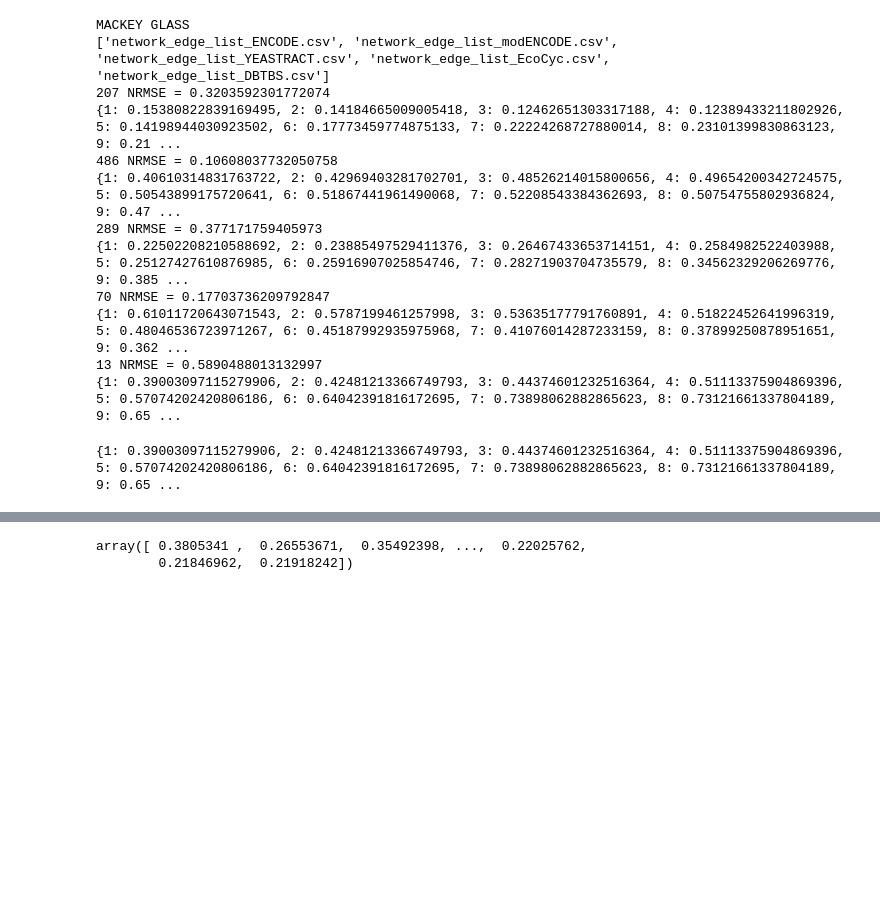
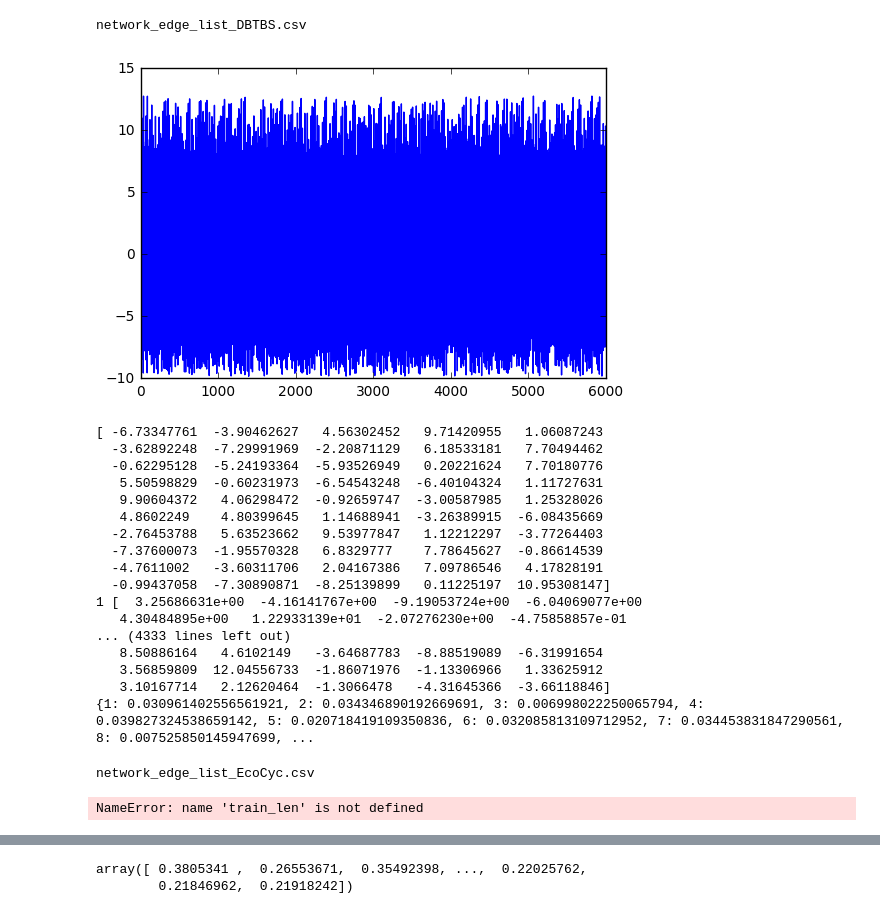
Before and after one commit to carfuentes/mutual_info_study, a Jupyter notebook: ESN-gene-nets.ipynb, the cells around one changed output, grey strips where cells are left out. Drawn from its saved outputs; the diff is of its cells as text; code cells hidden in the pictures; blank space fills up the shorter version.

```diff
--- a/ESN-gene-nets.ipynb
+++ b/ESN-gene-nets.ipynb
@@ -79,7 +80,7 @@ class ESN(object):
 
     def collect_states_derivative(self, a,b,c, init_len, train_len, test_len, n=0):
         self.X=np.zeros((self.res_size+self.in_size+1, train_len-init_len))
-        t=np.arange(train_len+test_len)
+        t=np.arange(train_len+test_len+1)
         uyz_x=scipy.integrate.odeint(self.dx_dt,self.x0,t,args=(a,b,c,self.decay))
         self.u=uyz_x[:,0]
         self.x_act=uyz_x[:,3:]
@@ -96,12 +97,12 @@ class ESN(object):
         z=uyz_x[2]
         x=np.array(uyz_x[3:]).reshape(self.res_size,1)
 
-        u=-z-y
-        y=u+a*y
-        z=b+z*(u-c)
+        du_dt=-z-y
+        dy_dt=u+a*y
+        dz_dt=b+z*(u-c)
         x= np.tanh( np.dot( self.Win, np.vstack((1,u)) ) + np.dot( self.W, x ) ) - np.multiply(decay,x)
 
-        return np.insert(x,0,[u,y,z])
+        return np.insert(x,0,[du_dt,dy_dt,dz_dt])
 
     def calculate_weights(self, data, init_len, train_len, beta=1e-8 ):
         Y=data[None,init_len+1:train_len+1]
@@ -110,7 +111,7 @@ class ESN(object):
         return self.Wout
 
     def calculate_weights_derivative(self,init_len, train_len, beta=1e-8 ):
-        Y=np.array([self.u[init_len:train_len]]) #quita DATA
+        Y=np.array([self.u[init_len+1:train_len+1]])
         X_T=self.X.T
         self.Wout= np.dot ( np.dot(Y, X_T), np.linalg.inv(np.dot(self.X,X_T) + beta * np.eye(self.res_size+self.in_size+1))) #w= y*x_t*(x*x_t + beta*I)^-1
         return self.Wout
@@ -129,7 +130,7 @@ class ESN(object):
         self.Y = np.zeros((self.out_size,test_len))
 
         for t in range(train_len,train_len+test_len):
-            x_concat=self.x_act[t,:].reshape(self.x_act[t,:].shape[0],1)
+            x_concat=self.x_act[t+1,:].reshape(self.x_act[t+1,:].shape[0],1)
             u_concat=self.u[t+1]
             y = np.dot( self.Wout, np.vstack((1,u_concat,x_concat)) )
             self.Y[:,t-train_len] = y
@@ -207,10 +208,12 @@ def testing_gene_net_derivative_file(directory,file):
     net=ESN(os.path.join(directory, file),1,1,0.95)
     net.initialize()
     net.collect_states_derivative(a,b,c,initLen,trainLen,testLen)
-    net.calculate_weights(initLen,trainLen)
+    net.calculate_weights_derivative(initLen,trainLen)
     net.run_predictive_derivative(a,b,c,testLen,trainLen)
-    nrmse= sqrt(mean_squared_error(net.u[trainLen+1:trainLen+errorLen+1],net.Y[0,0:errorLen])/np.std(net.Y[0,0:errorLen]))
-    print(net.res_size, 'NRMSE = ' + str( nrmse ))
+    #nrmse= sqrt(mean_squared_error(net.u[trainLen+1:trainLen+errorLen+1],net.Y[0,0:errorLen])/np.std(net.Y[0,0:errorLen]))
+    #print(net.res_size, 'NRMSE = ' + str( nrmse ))
+    plot(np.arange(trainLen+testLen+1),net.u)
+    show()
     return memory_capacity_n(net.Y,net.u,100)
 # %%
 def calc_MI(x, y):
@@ -268,26 +272,11 @@ data = np.loadtxt('MackeyGlass_t17.txt')
 # %%
 print("MACKEY GLASS")
 MI=testing_gene_net("Dataset1/",data,data)
-# %% [output]
-MACKEY GLASS
-['network_edge_list_ENCODE.csv', 'network_edge_list_modENCODE.csv', 'network_edge_list_YEASTRACT.csv', 'network_edge_list_EcoCyc.csv', 'network_edge_list_DBTBS.csv']
-207 NRMSE = 0.3203592301772074
-{1: 0.15380822839169495, 2: 0.14184665009005418, 3: 0.12462651303317188, 4: 0.12389433211802926, 5: 0.14198944030923502, 6: 0.17773459774875133, 7: 0.22224268727880014, 8: 0.23101399830863123, 9: 0.21 ...
-486 NRMSE = 0.10608037732050758
-{1: 0.40610314831763722, 2: 0.42969403281702701, 3: 0.48526214015800656, 4: 0.49654200342724575, 5: 0.50543899175720641, 6: 0.51867441961490068, 7: 0.52208543384362693, 8: 0.50754755802936824, 9: 0.47 ...
-289 NRMSE = 0.377171759405973
-{1: 0.22502208210588692, 2: 0.23885497529411376, 3: 0.26467433653714151, 4: 0.2584982522403988, 5: 0.25127427610876985, 6: 0.25916907025854746, 7: 0.28271903704735579, 8: 0.34562329206269776, 9: 0.385 ...
-70 NRMSE = 0.17703736209792847
-{1: 0.61011720643071543, 2: 0.5787199461257998, 3: 0.53635177791760891, 4: 0.51822452641996319, 5: 0.48046536723971267, 6: 0.45187992935975968, 7: 0.41076014287233159, 8: 0.37899250878951651, 9: 0.362 ...
-13 NRMSE = 0.5890488013132997
-{1: 0.39003097115279906, 2: 0.42481213366749793, 3: 0.44374601232516364, 4: 0.51113375904869396, 5: 0.57074202420806186, 6: 0.64042391816172695, 7: 0.73898062882865623, 8: 0.73121661337804189, 9: 0.65 ...
 # %%
 for key, value in MI["DBTBS"].items():
     print(MI["DBTBS"][key]==MI["YEASTRACT"][key])
 # %%
 print(MI["DBTBS"])
-# %% [output]
-{1: 0.39003097115279906, 2: 0.42481213366749793, 3: 0.44374601232516364, 4: 0.51113375904869396, 5: 0.57074202420806186, 6: 0.64042391816172695, 7: 0.73898062882865623, 8: 0.73121661337804189, 9: 0.65 ...
 # %%
 print("MACKEY GLASS")
 testing_gene_net("Dataset1/",data,data)
@@ -295,4 +284,29 @@ testing_gene_net("Dataset1/",data,data)
 print(testing_gene_net_file("Dataset1/", csv_files[0])[1])
 print(testing_gene_net_file("Dataset1/", csv_files[1])[1])
 # %%
-testing_gene_net_derivative_file("Dataset1/",csv_files[4])
+print(testing_gene_net_derivative_file("Dataset1/",csv_files[4]))
+# %% [output]
+network_edge_list_DBTBS.csv
+[figure, added]
+[ -6.73347761  -3.90462627   4.56302452   9.71420955   1.06087243
+  -3.62892248  -7.29991969  -2.20871129   6.18533181   7.70494462
+  -0.62295128  -5.24193364  -5.93526949   0.20221624   7.70180776
+   5.50598829  -0.60231973  -6.54543248  -6.40104324   1.11727631
+   9.90604372   4.06298472  -0.92659747  -3.00587985   1.25328026
+   4.8602249    4.80399645   1.14688941  -3.26389915  -6.08435669
+  -2.76453788   5.63523662   9.53977847   1.12212297  -3.77264403
+  -7.37600073  -1.95570328   6.8329777    7.78645627  -0.86614539
+  -4.7611002   -3.60311706   2.04167386   7.09786546   4.17828191
+  -0.99437058  -7.30890871  -8.25139899   0.11225197  10.95308147]
+1 [  3.25686631e+00  -4.16141767e+00  -9.19053724e+00  -6.04069077e+00
+   4.30484895e+00   1.22933139e+01  -2.07276230e+00  -4.75858857e-01
+... (4333 lines left out)
+   8.50886164   4.6102149   -3.64687783  -8.88519089  -6.31991654
+   3.56859809  12.04556733  -1.86071976  -1.13306966   1.33625912
+   3.10167714   2.12620464  -1.3066478   -4.31645366  -3.66118846]
+{1: 0.030961402556561921, 2: 0.034346890192669691, 3: 0.006998022250065794, 4: 0.039827324538659142, 5: 0.020718419109350836, 6: 0.032085813109712952, 7: 0.034453831847290561, 8: 0.007525850145947699, ...
+# %%
+print(testing_gene_net_derivative_file("Dataset1/",csv_files[3]))
+# %% [output]
+network_edge_list_EcoCyc.csv
+NameError: name 'train_len' is not defined
```
Also changed, not shown: parts of 9 cells of this notebook, 1 other file.
